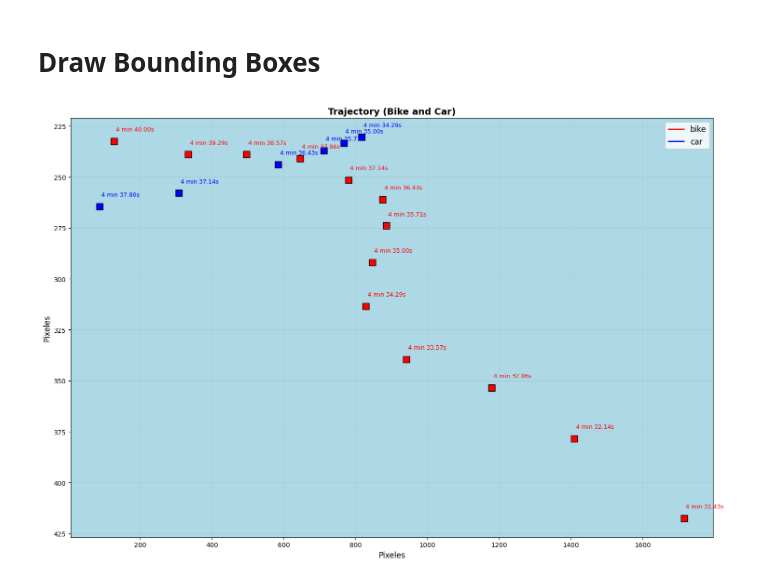
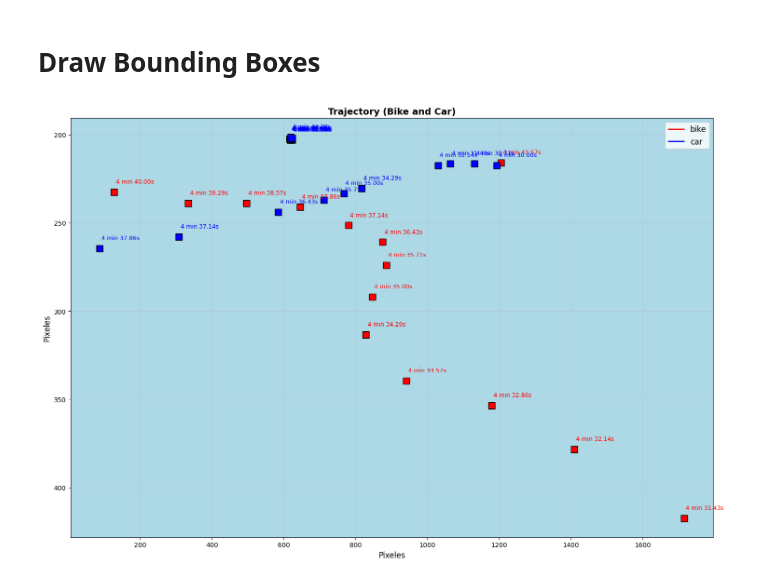
Before and after one commit to LuisSante/Entity-Tracking, a Jupyter notebook: experiments.ipynb, the cells around one changed output. Saved outputs shown, nothing was run; the diff lists cells and outputs as text; code cells hidden in the pictures.

```diff
--- a/experiments.ipynb
+++ b/experiments.ipynb
@@ -61,10 +61,10 @@ df_bike["object_type"] = "bike"
 df_car = pd.read_csv(car_csv)
 df_car["object_type"] = "car"
 
-y_threshold = 220
-df_car_filtered = df_car[df_car["center_y"] > y_threshold]
+#y_threshold = 220
+#df_car_filtered = df_car[df_car["center_y"] > y_threshold]
 
-df_all = pd.concat([df_bike, df_car_filtered], ignore_index=True)
+df_all = pd.concat([df_bike, df_car], ignore_index=True)
 
 class TrajectoryVisualizer:
     def __init__(self, df):
@@ -95,31 +95,31 @@ class TrajectoryVisualizer:
                         rect = Rectangle((row["x1"], row["y1"]),
                                          row["x2"] - row["x1"],
                                          row["y2"] - row["y1"],
                                          linewidth=1,
                                          edgecolor=colors[obj],
                                          facecolor="none", alpha=0.3)
                         ax.add_patch(rect)
 
                 if show_time:
                     for x, y, t in zip(centers_x, centers_y, timestamps):
                         ax.text(x + 5, y - 5, f"{Config.minute} min {Config.second + 4 + t:.2f}s", fontsize=9, color=colors[obj])
 
         ax.set_xlabel("Pixeles", fontsize=12)
         ax.set_ylabel("Pixeles", fontsize=12)
         ax.set_title("Trajectory (Bike and Car)", fontsize=14, fontweight="bold")
 
         ax.invert_yaxis()
         ax.grid(True, alpha=0.3)
 
         handles = [plt.Line2D([0], [0], color=colors[obj], lw=2) for obj in object_types]
         labels = [obj for obj in object_types]
         ax.legend(handles, labels, loc="upper right", fontsize=12, framealpha=0.8)
 
         plt.tight_layout()
         return fig, ax
 
 visualizer = TrajectoryVisualizer(df_all)
 fig, ax = visualizer.plot_trajectories(figsize=(15, 10), background_color="lightblue")
 plt.show()
 # %% [output]
-[figure, old version]
+[figure, new version]
```
Also changed, not shown: parts of 3 cells of this notebook, 8 other files.
